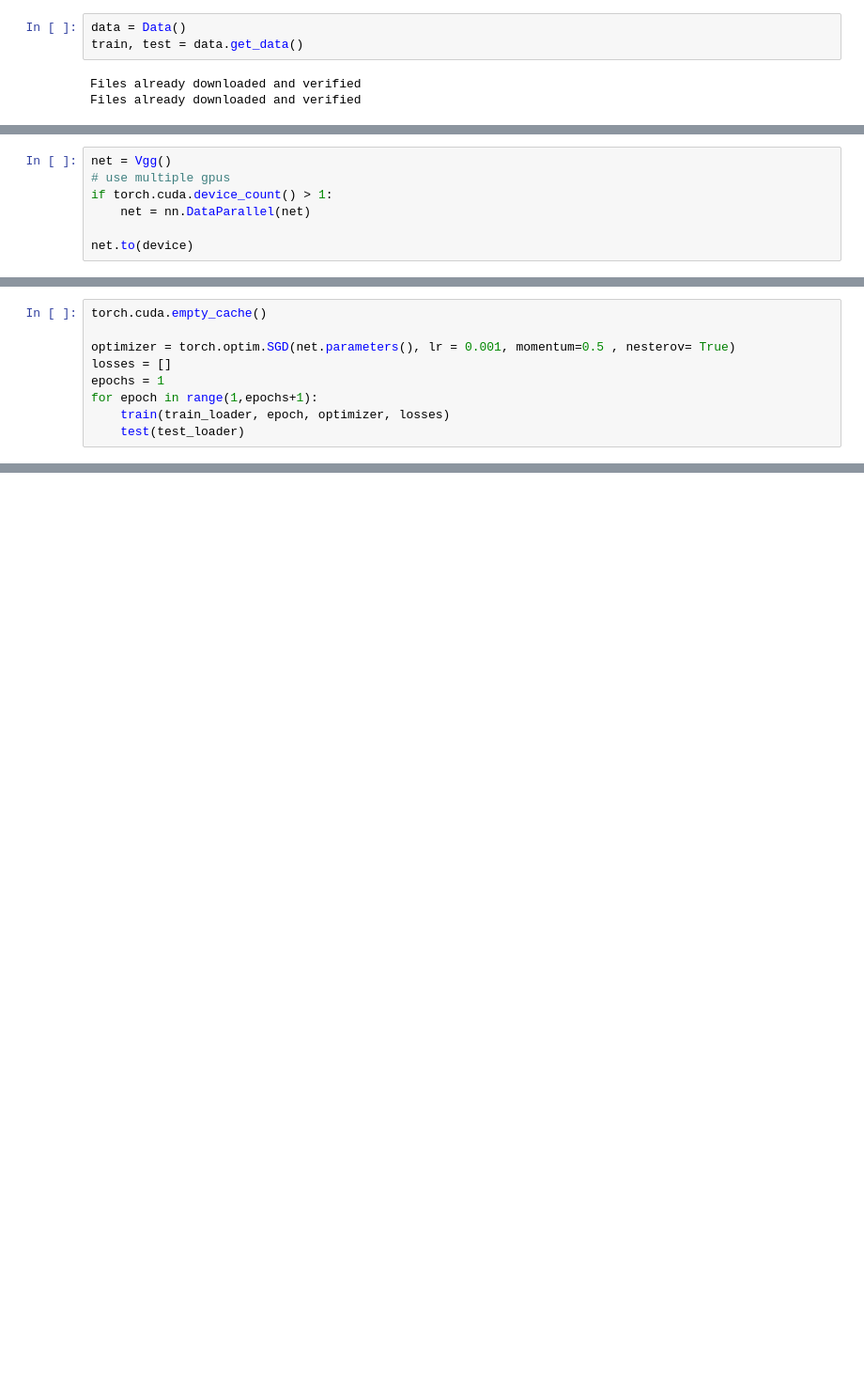
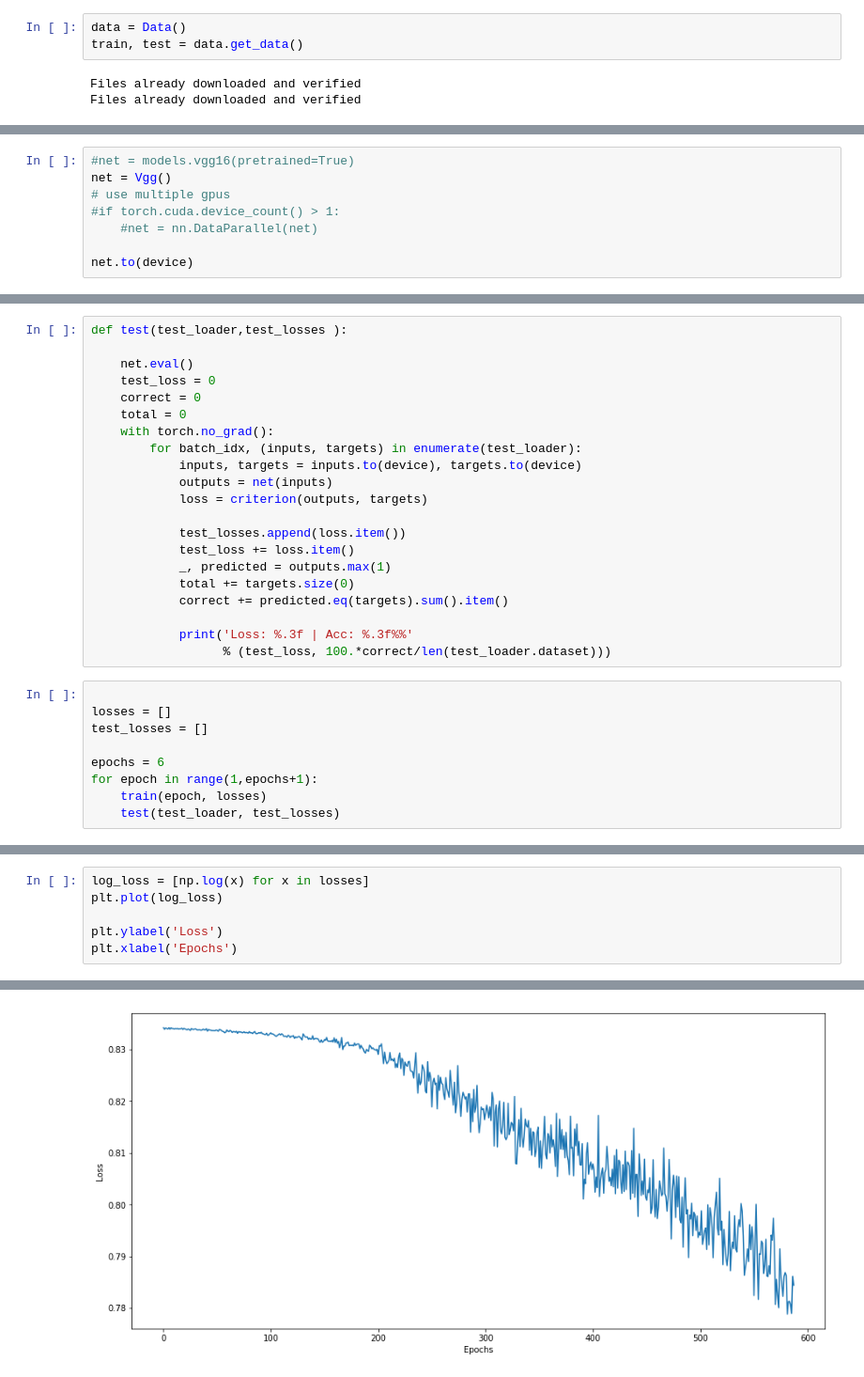
Before and after one commit to SharadGitHub/VGG, a Jupyter notebook: VGG.ipynb, the cells around one changed output, grey strips where cells are left out. Shown at 94% size. Drawn from its saved outputs; the diff is of its cells as text; blank space fills up the shorter version.

```diff
--- a/VGG.ipynb
+++ b/VGG.ipynb
@@ -134,8 +127,9 @@ fig
 # %%
+#net = models.vgg16(pretrained=True)
 net = Vgg()
 # use multiple gpus
-if torch.cuda.device_count() > 1:
-    net = nn.DataParallel(net)
+#if torch.cuda.device_count() > 1:
+    #net = nn.DataParallel(net)
 
 net.to(device)
 # %% [output]
@@ -197,10 +179,31 @@ def test(test_loader ):
+# %%
+def test(test_loader,test_losses ):
+
+    net.eval()
+    test_loss = 0
+    correct = 0
+    total = 0
+    with torch.no_grad():
+        for batch_idx, (inputs, targets) in enumerate(test_loader):
+            inputs, targets = inputs.to(device), targets.to(device)
+            outputs = net(inputs)
+            loss = criterion(outputs, targets)
+
+            test_losses.append(loss.item())
+            test_loss += loss.item()
+            _, predicted = outputs.max(1)
+            total += targets.size(0)
+            correct += predicted.eq(targets).sum().item()
+
+            print('Loss: %.3f | Acc: %.3f%%'
+                  % (test_loss, 100.*correct/len(test_loader.dataset)))
 # %%
-torch.cuda.empty_cache()
 
-optimizer = torch.optim.SGD(net.parameters(), lr = 0.001, momentum=0.5 , nesterov= True)
 losses = []
-epochs = 1
+test_losses = []
+
+epochs = 6
 for epoch in range(1,epochs+1):
-    train(train_loader, epoch, optimizer, losses)
-    test(test_loader)
+    train(epoch, losses)
+    test(test_loader, test_losses)
 # %% [output]
@@ -207,0 +227,7 @@ epoch 1 loss -0.10007937997579575
+# %%
+log_loss = [np.log(x) for x in losses]
+plt.plot(log_loss)
+
+plt.ylabel('Loss')
+plt.xlabel('Epochs')
+# %% [output]
@@ -207,0 +235 @@ epoch 1 loss -0.10007937997579575
+[figure, added]
```
Also changed, not shown: parts of 15 cells of this notebook.
